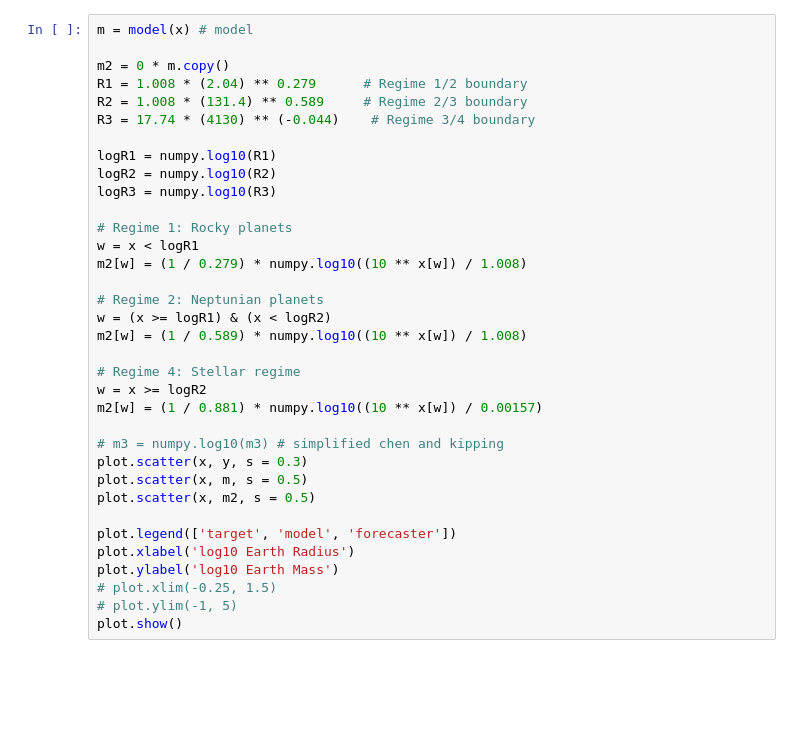
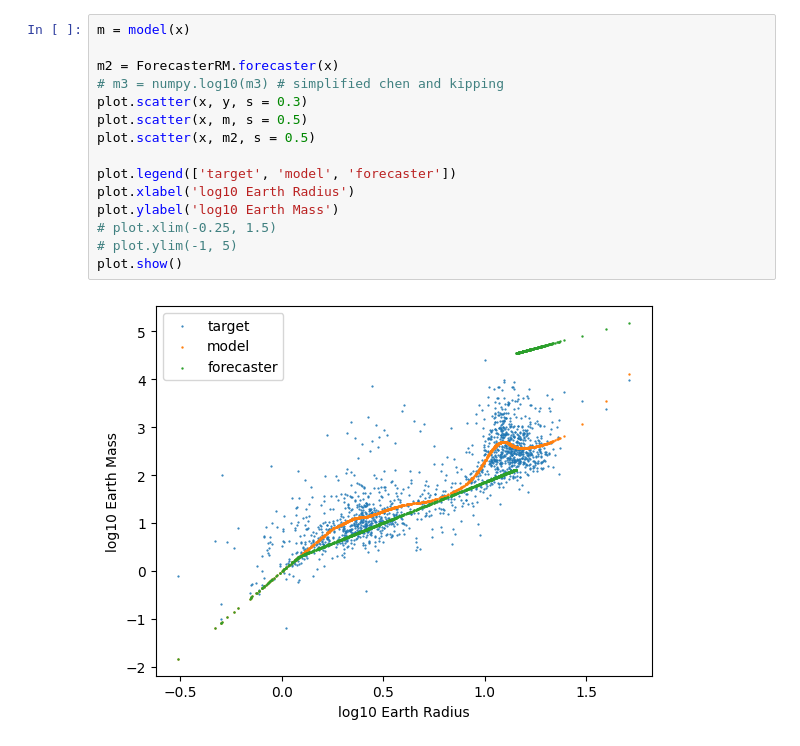
Before and after one commit to kzhu2099/ExoRM, a Jupyter notebook: ExoRM/example.ipynb, the cells around one changed output. Drawn from its saved outputs; the diff is of its cells as text; blank space fills up the shorter version.

```diff
--- a/ExoRM/example.ipynb
+++ b/ExoRM/example.ipynb
@@ -23,40 +46,22 @@ import numpy
 
 model = load_model()
 # %%
-m = model(x) # model
+m = model(x)
 
-m2 = 0 * m.copy()
-R1 = 1.008 * (2.04) ** 0.279      # Regime 1/2 boundary
-R2 = 1.008 * (131.4) ** 0.589     # Regime 2/3 boundary
-R3 = 17.74 * (4130) ** (-0.044)    # Regime 3/4 boundary
-
-logR1 = numpy.log10(R1)
-logR2 = numpy.log10(R2)
-logR3 = numpy.log10(R3)
-
-# Regime 1: Rocky planets
-w = x < logR1
-m2[w] = (1 / 0.279) * numpy.log10((10 ** x[w]) / 1.008)
-
-# Regime 2: Neptunian planets
-w = (x >= logR1) & (x < logR2)
-m2[w] = (1 / 0.589) * numpy.log10((10 ** x[w]) / 1.008)
-
-# Regime 4: Stellar regime
-w = x >= logR2
-m2[w] = (1 / 0.881) * numpy.log10((10 ** x[w]) / 0.00157)
-
+m2 = ForecasterRM.forecaster(x)
 # m3 = numpy.log10(m3) # simplified chen and kipping
 plot.scatter(x, y, s = 0.3)
 plot.scatter(x, m, s = 0.5)
 plot.scatter(x, m2, s = 0.5)
 
 plot.legend(['target', 'model', 'forecaster'])
 plot.xlabel('log10 Earth Radius')
 plot.ylabel('log10 Earth Mass')
 # plot.xlim(-0.25, 1.5)
 # plot.ylim(-1, 5)
 plot.show()
+# %% [output]
+[figure, added]
 # %%
 r = y - m
 r2 = y - m2
```
Also changed, not shown: parts of 6 cells of this notebook, 4 other files.
